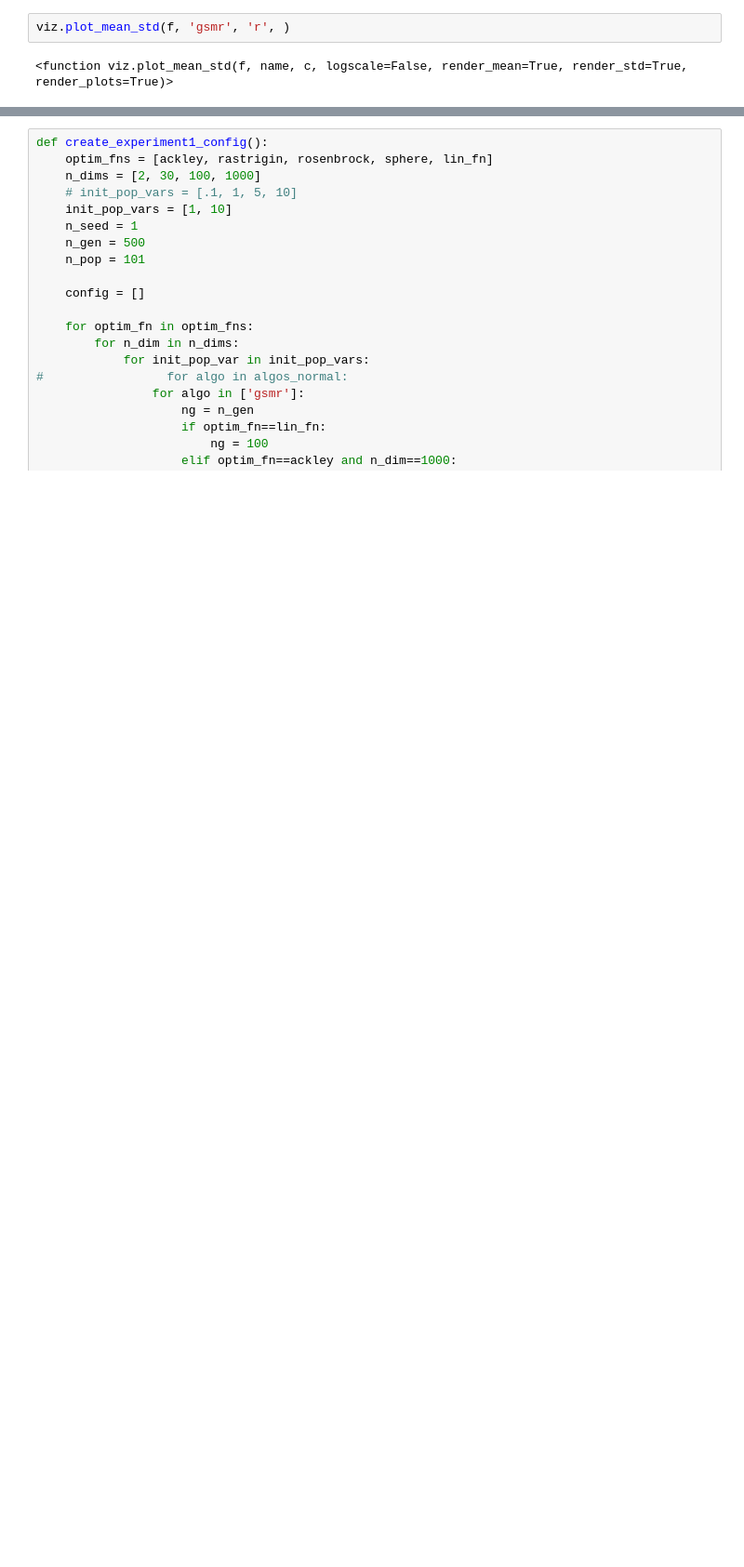
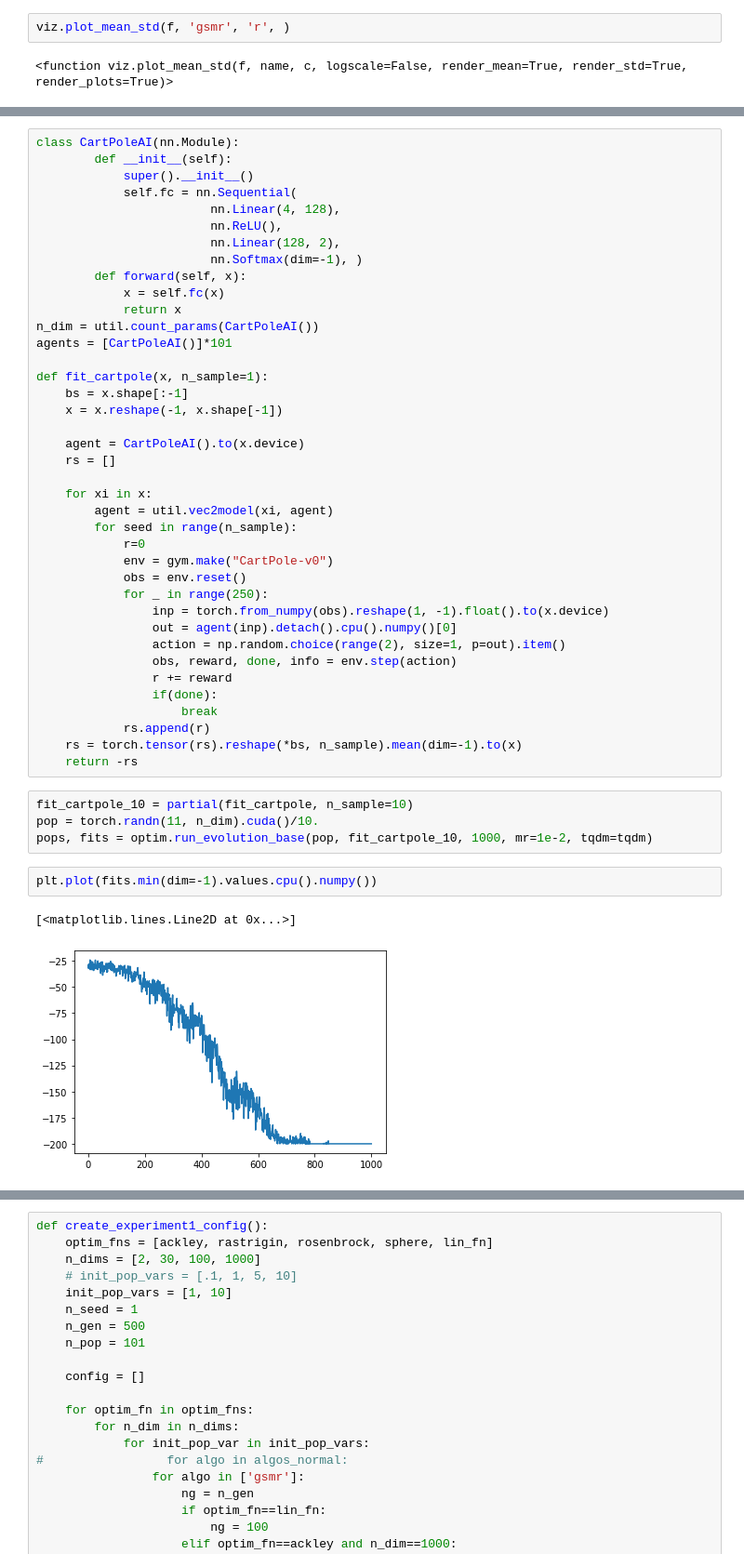
Before and after one commit to akarshkumar0101/evolved-neuroevolution, a Jupyter notebook: paper_nn.ipynb, the cells around one changed output, grey strips where cells are left out. Shown at 93% size. Cells and saved outputs as stored; diff of their text form; blank space fills up the shorter version.

```diff
--- a/paper_nn.ipynb
+++ b/paper_nn.ipynb
@@ -81,0 +146,48 @@ plt.yscale('log')
+# %%
+class CartPoleAI(nn.Module):
+        def __init__(self):
+            super().__init__()
+            self.fc = nn.Sequential(
+                        nn.Linear(4, 128),
+                        nn.ReLU(),
+                        nn.Linear(128, 2),
+                        nn.Softmax(dim=-1), )
+        def forward(self, x):
+            x = self.fc(x)
+            return x
+n_dim = util.count_params(CartPoleAI())
+agents = [CartPoleAI()]*101
+
+def fit_cartpole(x, n_sample=1):
+    bs = x.shape[:-1]
+    x = x.reshape(-1, x.shape[-1])
+
+    agent = CartPoleAI().to(x.device)
+    rs = []
+
+    for xi in x:
+        agent = util.vec2model(xi, agent)
+        for seed in range(n_sample):
+            r=0
+            env = gym.make("CartPole-v0")
+            obs = env.reset()
+            for _ in range(250):
+                inp = torch.from_numpy(obs).reshape(1, -1).float().to(x.device)
+                out = agent(inp).detach().cpu().numpy()[0]
+                action = np.random.choice(range(2), size=1, p=out).item()
+                obs, reward, done, info = env.step(action)
+                r += reward
+                if(done):
+                    break
+            rs.append(r)
+    rs = torch.tensor(rs).reshape(*bs, n_sample).mean(dim=-1).to(x)
+    return -rs
+# %%
+fit_cartpole_10 = partial(fit_cartpole, n_sample=10)
+pop = torch.randn(11, n_dim).cuda()/10.
+pops, fits = optim.run_evolution_base(pop, fit_cartpole_10, 1000, mr=1e-2, tqdm=tqdm)
+# %%
+plt.plot(fits.min(dim=-1).values.cpu().numpy())
+# %% [output]
+[<matplotlib.lines.Line2D at 0x...>]
+[figure, added]
```
Also changed, not shown: parts of 20 cells of this notebook, 4 other files.
